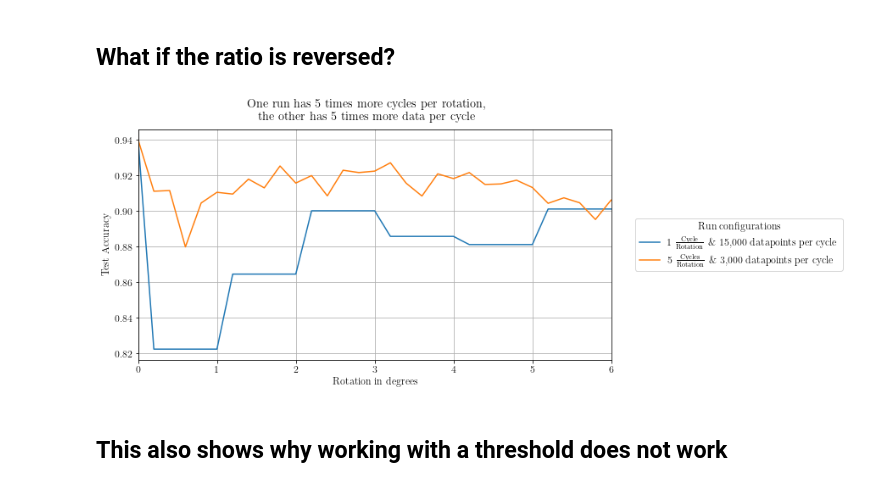
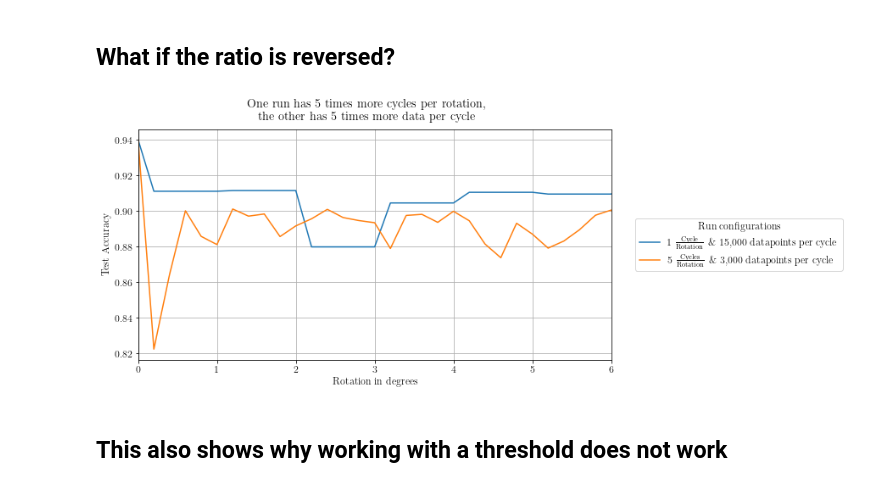
Before and after one commit to fheitzer/BAThesis-code, a Jupyter notebook: notebooks/Checking new runs.ipynb, the cells around one changed output. Cells and saved outputs as stored; diff of their text form; code cells hidden in the pictures.

```diff
--- a/notebooks/Checking new runs.ipynb
+++ b/notebooks/Checking new runs.ipynb
@@ -105,11 +105,11 @@ utils.plot_cycle_accuracies_grid(files[3:-2] + [files[-1]])
 # %% [markdown]
 ## What if there is less or more data per cycle?
 # %%
-paths = ["datapercyclecomparison_r20_e1_b1_c100_d3000",
-         "Increment_r90_e1_b1_c90_d15000",
+paths = ["Increment_r90_e1_b1_c90_d15000",
+         "datapercyclecomparison_r20_e1_b1_c100_d3000",
          "lessdata_r50_e1_b1_c250_d5000",
          "lessdata_r50_e1_b1_c250_d10000",
-         "Increment_r180_e1_b1_c900_d15000",]
+         "Increment_r180_e1_b1_c900_d15000"]
 # %%
 utils.plot_multiple_ensemble_accuracies(paths[2:], "5cr_comparison", xlim=75)
 # %% [output]
@@ -117,9 +117,11 @@ utils.plot_multiple_ensemble_accuracies(paths[2:], "5cr_comparison", xlim=75)
 # %% [markdown]
 ## What if the ratio is reversed?
 # %%
+importlib.reload(utils)
+
 utils.plot_multiple_ensemble_accuracies(paths[:2], "1cr15k_5cr3k", xlim=30)
 # %% [output]
-[figure, old version]
+[figure, new version]
 # %% [markdown]
 ## This also shows why working with a threshold does not work
 # %%
```
Also changed, not shown: parts of 1 cell of this notebook, 3 other files.
